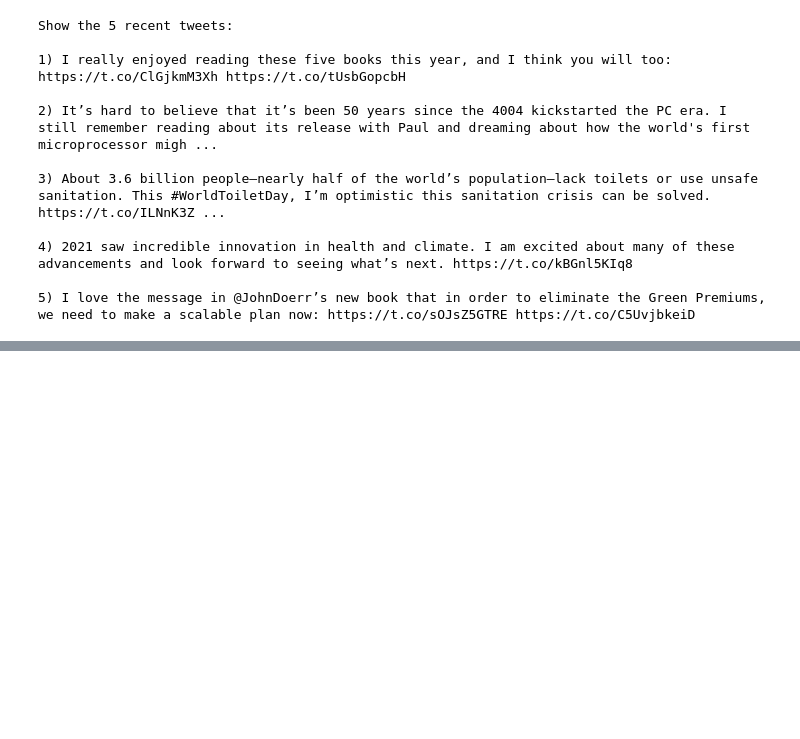
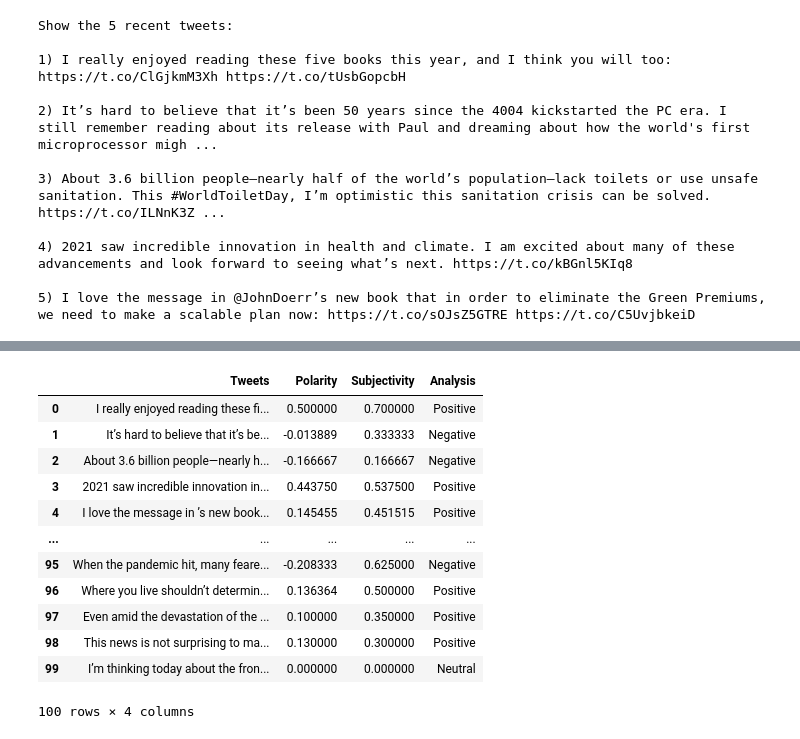
Before and after one commit to mohiit-verma/Routing-Optimization, a Jupyter notebook: twitter_sentiment.ipynb, the cells around one changed output, grey strips where cells are left out. Cells and saved outputs as stored; diff of their text form; code cells hidden in the pictures; blank space fills up the shorter version.

```diff
--- a/twitter_sentiment.ipynb
+++ b/twitter_sentiment.ipynb
@@ -58,0 +122,24 @@ Show the 5 recent tweets:
+# %%
+def getAnalysis(score):
+  if score < 0:
+    return 'Negative'
+  elif score == 0:
+    return 'Neutral'
+  else:
+    return 'Positive'
+df['Analysis'] = df['Polarity'].apply(getAnalysis)
+df
+# %% [output]
+|  | Tweets | Polarity | Subjectivity | Analysis |
+| 0 | I really enjoyed reading these fi... | 0.500000 | 0.700000 | Positive |
+| 1 | It’s hard to believe that it’s be... | -0.013889 | 0.333333 | Negative |
+| 2 | About 3.6 billion people—nearly h... | -0.166667 | 0.166667 | Negative |
+| 3 | 2021 saw incredible innovation in... | 0.443750 | 0.537500 | Positive |
+| 4 | I love the message in ’s new book... | 0.145455 | 0.451515 | Positive |
+| ... | ... | ... | ... | ... |
+| 95 | When the pandemic hit, many feare... | -0.208333 | 0.625000 | Negative |
+| 96 | Where you live shouldn’t determin... | 0.136364 | 0.500000 | Positive |
+| 97 | Even amid the devastation of the ... | 0.100000 | 0.350000 | Positive |
+| 98 | This news is not surprising to ma... | 0.130000 | 0.300000 | Positive |
+| 99 | I’m thinking today about the fron... | 0.000000 | 0.000000 | Neutral |
+100 rows × 4 columns
```
Also changed, not shown: parts of 10 cells of this notebook.
